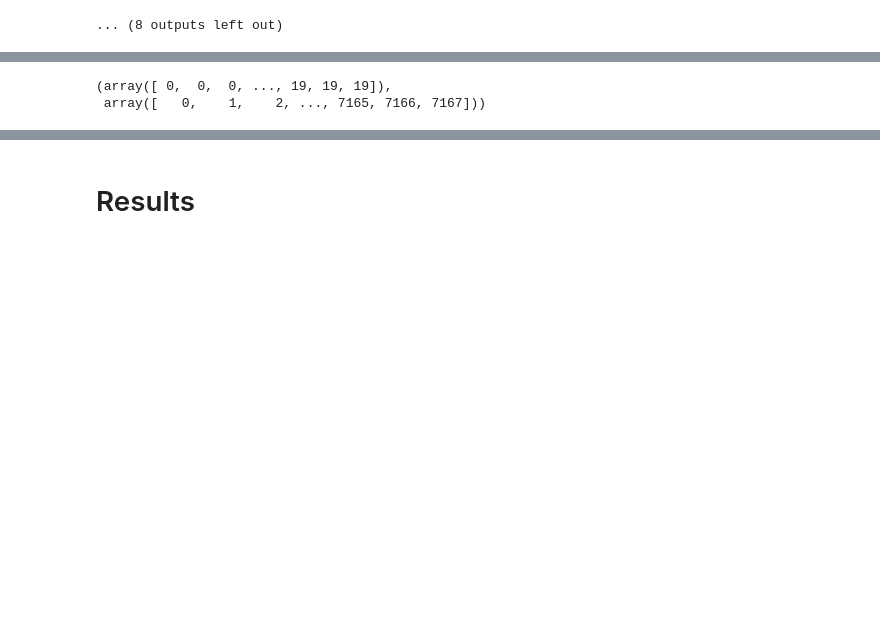
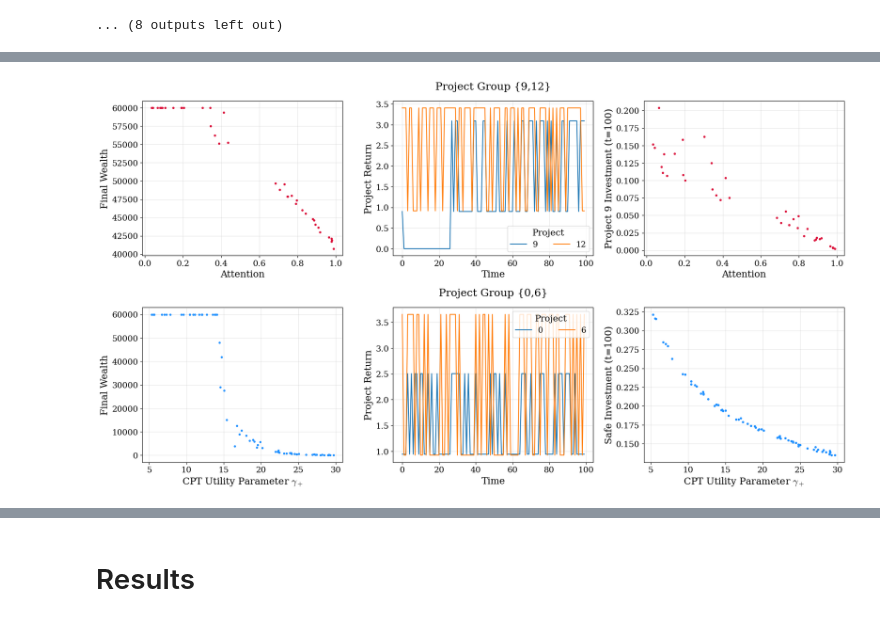
Before and after one commit to charlesaugdupont/poverty-trap, a Jupyter notebook: notebooks/attention_results.ipynb, the cells around one changed output, grey strips where cells are left out. Drawn from its saved outputs; the diff is of its cells as text; code cells hidden in the pictures; blank space fills up the shorter version.

Commit message:
update attention analysis

```diff
--- a/notebooks/attention_results.ipynb
+++ b/notebooks/attention_results.ipynb
@@ -161,5 +136,0 @@ plt.scatter(X[:,2], d["W"][-1], s=5)
-# %%
-safe_investment = np.array([d["P"][x][-1][0] for x in d["P"]])
-
-with open(f"sda_graphs/{s}_{alpha_val}.pickle", "rb") as f:
-    _, _, augmented_communities, _ = pickle.load(f)
@@ -201,23 +137,15 @@ plt.show()
-# %%
-with open("./regime.pickle", "rb") as f:
-    RR = pickle.load(f)
-# %%
-np.where(RR==1)
-# %% [output]
-(array([ 0,  0,  0, ..., 19, 19, 19]),
- array([   0,    1,    2, ..., 7165, 7166, 7167]))
 # %%
-seed = 0
-param = 17
+seed = 5
+param = 5999
 
 d = pickle.load(lzma.open(f"DATA/nodebt/new_model_runs_paper_{seed}/{seed}_{param+1}_paper.pkl.lzma"))
 alpha_val = d["params"][4]
 data_W = d["W"]
 gamma_pos = np.array([x.gamma_pos for x in d["U"]])
+safe_investment = np.array([d["P"][x][-1][-1] for x in d["P"]])
 
 with open(f"sda_graphs/{seed}_{alpha_val}.pickle", "rb") as f:
     _, community_membership, _, _ = pickle.load(f)
-
 
 unique_project_combinations = {}
 for agent, agent_comm in community_membership.items():
@@ -226,3 +154,48 @@ for agent, agent_comm in community_membership.items():
         unique_project_combinations[combo] = [agent]
     else:
         unique_project_combinations[combo].append(agent)
+# %%
+fig, axs = plt.subplots(2, 3, figsize=(18,10))
+
+
+# attention
+idx1 = unique_project_combinations[(9,12,27)]
+axs[0][0].scatter(d["A"][idx1], d["W"][-1][idx1], s=8, color="crimson")
+axs[0][0].set_xlabel(r"Attention")
+axs[0][1].set_title("Project Group {9,12}", y=1.05)
+axs[0][0].set_ylabel("Final Wealth")
+
+axs[0][1].plot(d["O"][:,9], label="9")
+axs[0][1].plot(d["O"][:,12], label="12")
+axs[0][1].legend(title="Project", ncol=2)
+axs[0][1].set_xlabel("Time")
+axs[0][1].set_ylabel("Project Return")
+
+axs[0][2].scatter(d["A"][idx1], [d["P"][x][-1][0] for x in idx1], s=8, color="crimson")
+axs[0][2].set_xlabel("Attention")
+axs[0][2].set_ylabel("Project 9 Investment (t=100)")
+
+
+# gamma pos
+idx2 = unique_project_combinations[(0,6,27)]
+axs[1][0].scatter(gamma_pos[idx2], d["W"][-1][idx2], s=7, color="dodgerblue")
+axs[1][0].set_xlabel(r"CPT Utility Parameter $\gamma_+$")
+axs[1][1].set_title("Project Group {0,6}", y=1.05)
+axs[1][0].set_ylabel("Final Wealth")
+
+axs[1][1].plot(d["O"][:,0], label="0")
+axs[1][1].plot(d["O"][:,6], label="6")
+axs[1][1].legend(title="Project", ncol=2, loc="upper right")
+axs[1][1].set_xlabel("Time")
+axs[1][1].set_ylabel("Project Return")
+
+axs[1][2].scatter(gamma_pos[idx2], safe_investment[idx2], s=8, color="dodgerblue")
+axs[1][2].set_xlabel(r"CPT Utility Parameter $\gamma_+$")
+axs[1][2].set_ylabel("Safe Investment (t=100)")
+
+
+fig.tight_layout()
+plt.savefig("attention_gamma_pos.pdf", bbox_inches="tight")
+plt.show()
+# %% [output]
+[figure, added]
```
Also changed, not shown: parts of 11 cells of this notebook.
